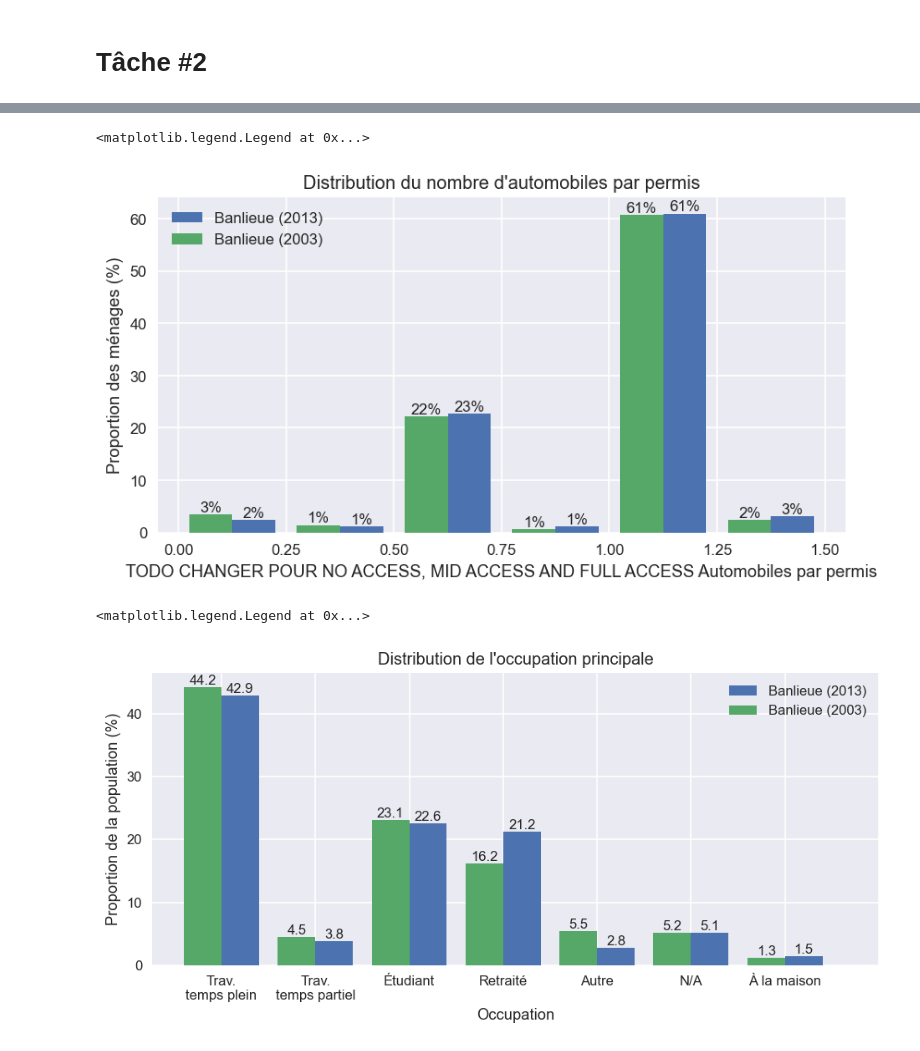
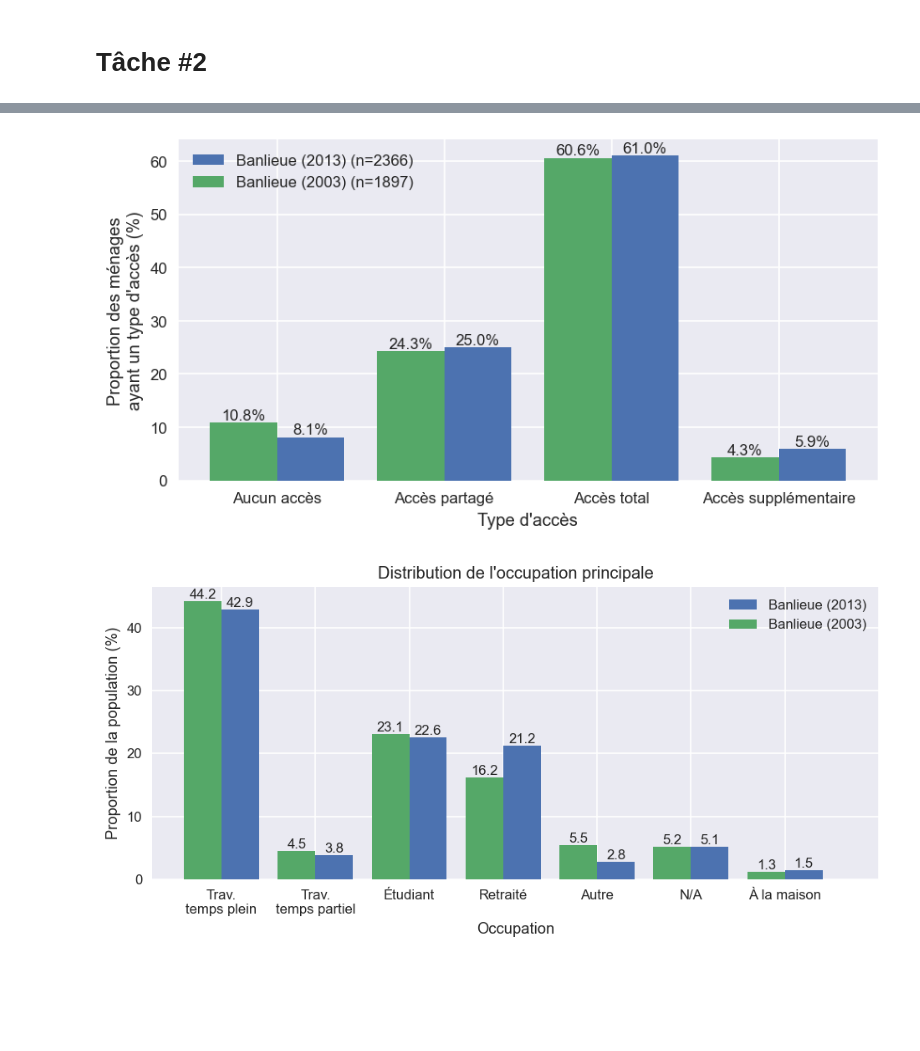
Before and after one commit to davidmurray/CIV6702-TP3, a Jupyter notebook: TP3.ipynb, the cells around one changed output, grey strips where cells are left out. Saved outputs shown, nothing was run; the diff lists cells and outputs as text; code cells hidden in the pictures; blank space fills up the shorter version.

```diff
--- a/TP3.ipynb
+++ b/TP3.ipynb
@@ -637,27 +642,47 @@ plt.legend()
 [figure]
 # %%
-width = 0.10
+width = 0.4
 plt.figure(figsize=(8, 4), dpi=120)
 def age_plot(df, title, offset):
     df_households = df[df["f_menage"] == 'T']
 
-    total_faclog = df_households.faclog.sum()
+    bins = [0, 0, 0, 0]
+    for i, row in tqdm.tqdm(df_households.iterrows()):
+        household_row = df[(df["f_menage"] == 'T') & (df["feuillet"] == row.feuillet)]
+        if household_row.drivers.item() == 0 or household_row.autologi.item() == 0:
+            bins[0] += row.faclog
+        elif (household_row.autologi.item() / household_row.drivers.item()) > 0 and (household_row.autologi.item() / household_row.drivers.item()) < 1:
+            bins[1] += row.faclog
+        elif (household_row.autologi.item() / household_row.drivers.item()) == 1:
+            bins[2] += row.faclog
+        elif (household_row.autologi.item() / household_row.drivers.item()) > 1:
+            bins[3] += row.faclog
 
-    bin_edges = np.array([0, 0.25, 0.50, 0.75, 1.00, 1.25, 1.5])
-    bins = np.histogram(list(df_households.autologi / df_households.drivers), bins=bin_edges, weights=df_households.faclog / total_faclog * 100)[0]
+    bins = (np.array(bins) / df_households.faclog.sum()) * 100
 
-    bar = plt.bar(bin_edges[:-1]-offset+0.125, bins, width=width, align="center", label=title)
-    plt.bar_label(bar, fmt="%.0f%%")
-    _ = plt.xticks(bin_edges)
-    plt.xlabel("TODO CHANGER POUR NO ACCESS, MID ACCESS AND FULL ACCESS Automobiles par permis")
-    plt.ylabel("Proportion des ménages (%)")
-    plt.title("Distribution du nombre d'automobiles par permis")
+    bin_edges = np.array([0, 1, 2, 3])
+    bar = plt.bar(bin_edges-offset, bins, width=width, align="center", label=title + f" (n={len(df_households)})")
+    plt.bar_label(bar, fmt="%.1f%%")
+    _ = plt.xticks(bin_edges, ["Aucun accès", "Accès partagé", "Accès total", "Accès supplémentaire"])
+    plt.xlabel("Type d'accès")
+    plt.ylabel("Proportion des ménages\nayant un type d'accès (%)")
+#     total_faclog = df_households.faclog.sum()
+
+#     bin_edges = np.array([0, 0.25, 0.50, 0.75, 1.00, 1.25, 1.5])
+#     bins = np.histogram(list(df_households.autologi / df_households.drivers), bins=bin_edges, weights=df_households.faclog / total_faclog * 100)[0]
+
+#     bar = plt.bar(bin_edges[:-1]-offset+0.125, bins, width=width, align="center", label=title)
+#     plt.bar_label(bar, fmt="%.0f%%")
+#     _ = plt.xticks(bin_edges)
+#     plt.xlabel("TODO CHANGER POUR NO ACCESS, MID ACCESS AND FULL ACCESS Automobiles par permis")
+#     plt.ylabel("Proportion des ménages (%)")
+#     plt.title("Distribution du nombre d'automobiles par permis")
 age_plot(suburb_2013, title="Banlieue (2013)", offset=-width/2)
 age_plot(suburb_2003, title="Banlieue (2003)", offset=+width/2)
 plt.legend()
+plt.savefig("task2_e.svg", bbox_inches='tight', pad_inches=0)
 # %% [output]
-<matplotlib.legend.Legend at 0x...>
-[figure, old version]
+[figure, new version]
 # %%
 width = 0.4
 plt.figure(figsize=(8, 4), dpi=120)
@@ -680,8 +705,8 @@ age_plot(suburb_2013, title="Banlieue (2013)", offset=-width/2)
 age_plot(suburb_2003, title="Banlieue (2003)", offset=+width/2)
 plt.tight_layout()
 plt.legend()
+plt.savefig("task2_f.svg", bbox_inches='tight', pad_inches=0)
 # %% [output]
-<matplotlib.legend.Legend at 0x...>
 [figure]
 # %%
 width = 0.4
```
Also changed, not shown: parts of 76 cells of this notebook, 2 other files.
